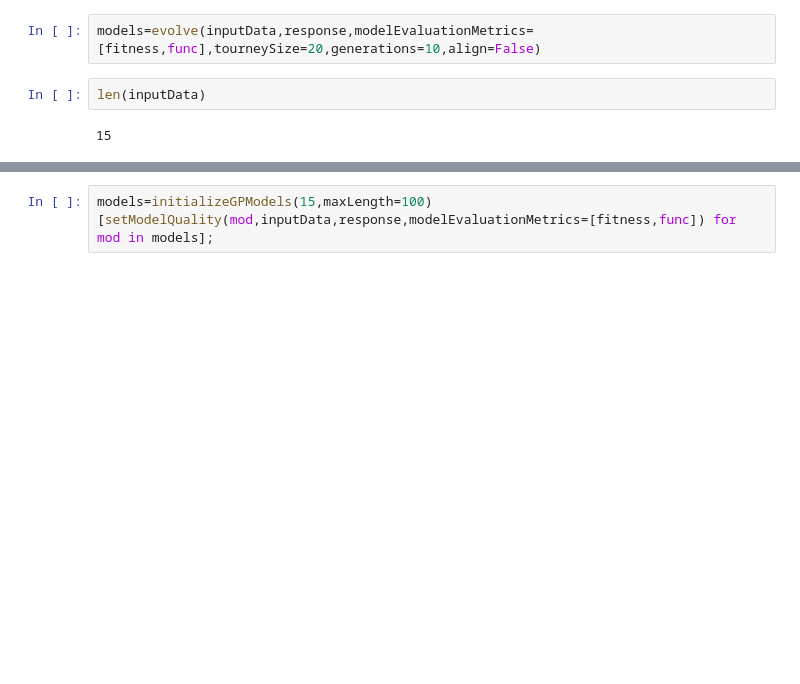
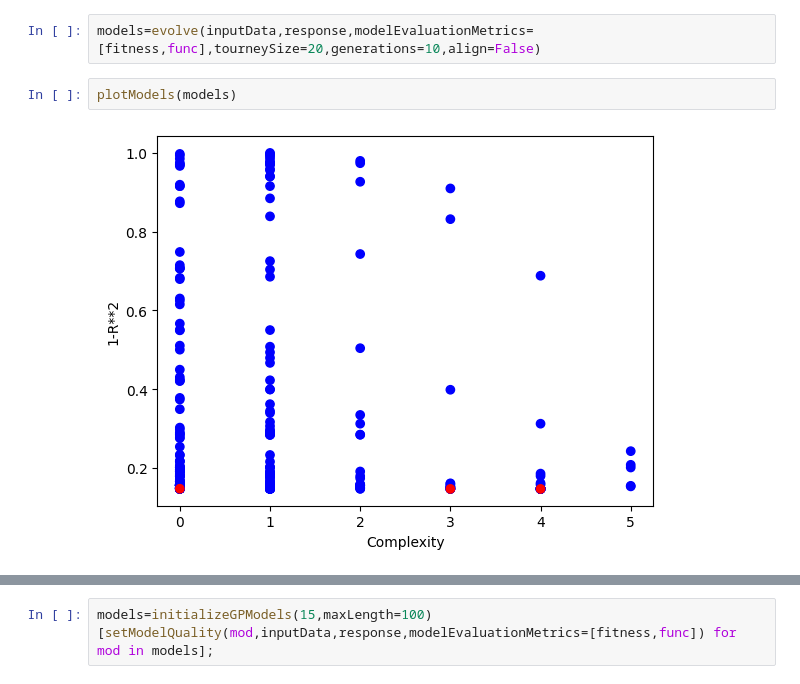
Before and after one commit to hoolagans/StackGP, a Jupyter notebook: basisFunctionDemo.ipynb, the cells around one changed output, grey strips where cells are left out. Drawn from its saved outputs; the diff is of its cells as text; blank space fills up the shorter version.

```diff
--- a/basisFunctionDemo.ipynb
+++ b/basisFunctionDemo.ipynb
@@ -11,7 +11,7 @@ response=np.array(data.T)[-1]
 func=basisFunctionComplexityDiff(2,5)
 # %%
 models=evolve(inputData,response,modelEvaluationMetrics=[fitness,func],tourneySize=20,generations=10,align=False)
-# %%
-len(inputData)
-# %% [output]
-15
+# %%
+plotModels(models)
+# %% [output]
+[figure, added]
```
Also changed, not shown: parts of 5 cells of this notebook, 1 other file.
